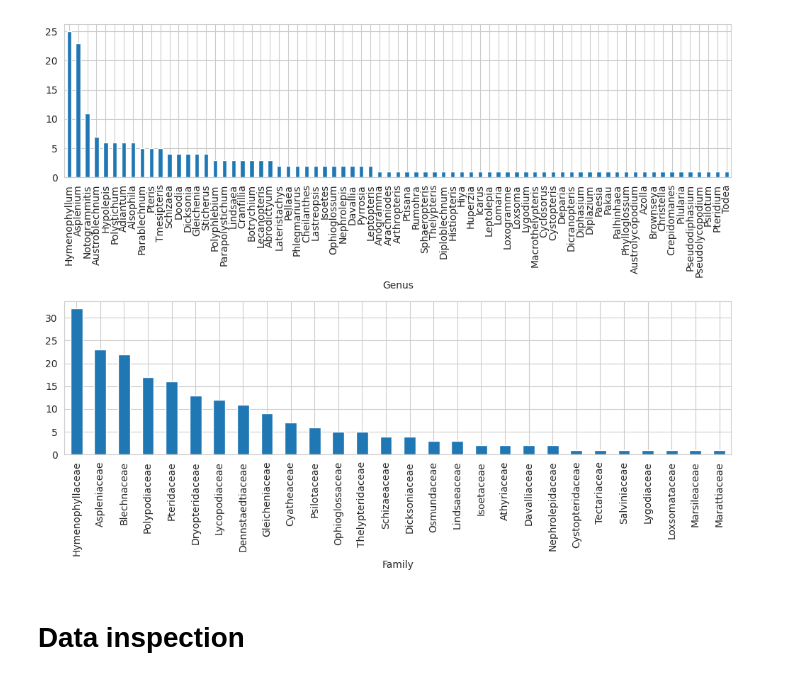
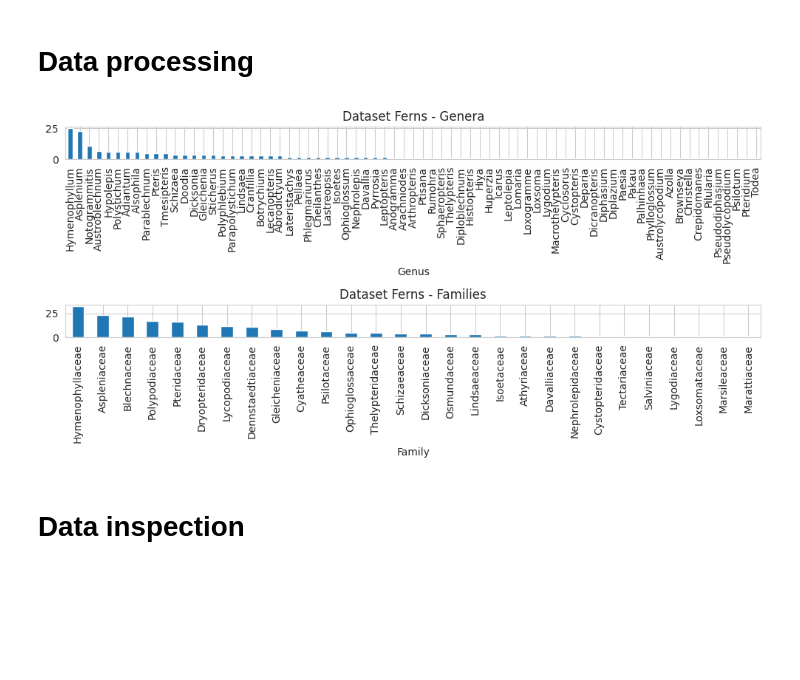
Before and after one commit to simone7monaco/newzeland-plants, a Jupyter notebook: new_dataset.ipynb, the cells around one changed output. Drawn from its saved outputs; the diff is of its cells as text; code cells hidden in the pictures; blank space fills up the shorter version.

```diff
--- a/new_dataset.ipynb
+++ b/new_dataset.ipynb
@@ -0,0 +3,14 @@
+# %%
+import pandas as pd
+from pathlib import Path
+from loader import PlantDataset, NormalizeFeatures
+from train_baseline import normalize_df
+
+normalize = False
+norm_transform = NormalizeFeatures() if normalize else None
+data_path = Path(f'data/Ferns/')
+dataset = PlantDataset(data_path, transform=norm_transform)
+data = dataset[0]
+
+mean_shallow = normalize_df(dataset.traits_mean) if normalize else dataset.traits_mean
+mean_nn = pd.DataFrame(data.species_x_mean.numpy(), columns=mean_shallow.columns, index=mean_shallow.index)
@@ -1,30 +90,37 @@
+# %% [markdown]
+# Data processing
 # %%
 import pandas as pd
 import numpy as np
 import xarray as xr
 from tqdm import tqdm
 
 from pathlib import Path
 from matplotlib import pyplot as plt
 import seaborn as sns
 sns.set_style('whitegrid')
-data_path = Path('data/Ferns')
+
+data_paths = [Path('data/Ferns'),]
 
 def load_raster(f, grid_step=.1):
     raster = xr.open_dataarray(f)
     current_step = (raster.x[1] - raster.x[0]).values # degrees
     downsample = round(grid_step / current_step)
     raster = raster.coarsen(x=downsample, y=downsample, boundary="trim").sum()
     return raster
 
-species_list = pd.read_excel(data_path / 'Species list.xlsx')
-fig, ax = plt.subplots(2, 1, figsize=(10, 8))
-species_list.Genus.value_counts().plot(kind='bar', ax=ax[0])
-species_list.Family.value_counts().plot(kind='bar', ax=ax[1])
+species_list = [pd.read_excel(data_path / 'Species list.xlsx') for data_path in data_paths if (data_path / 'Species list.xlsx').exists()]
+fig, ax = plt.subplots(2, len(species_list), figsize=(10*len(species_list), 5))
+ax = ax.flatten()
+for i, species_list in enumerate(species_list):
+    species_list.Genus.value_counts().plot(kind='bar', ax=ax[2*i])
+    species_list.Family.value_counts().plot(kind='bar', ax=ax[2*i+1])
+    ax[2*i].set_title(f'Dataset {data_paths[i].stem} - Genera')
+    ax[2*i+1].set_title(f'Dataset {data_paths[i].stem} - Families')
 plt.tight_layout()
 plt.show()
 # %% [output]
-[figure, old version]
+[figure, new version]
 # %% [markdown]
 # Data inspection
 # %% [markdown]
```
Also changed, not shown: parts of 29 cells of this notebook, 20 other files.
